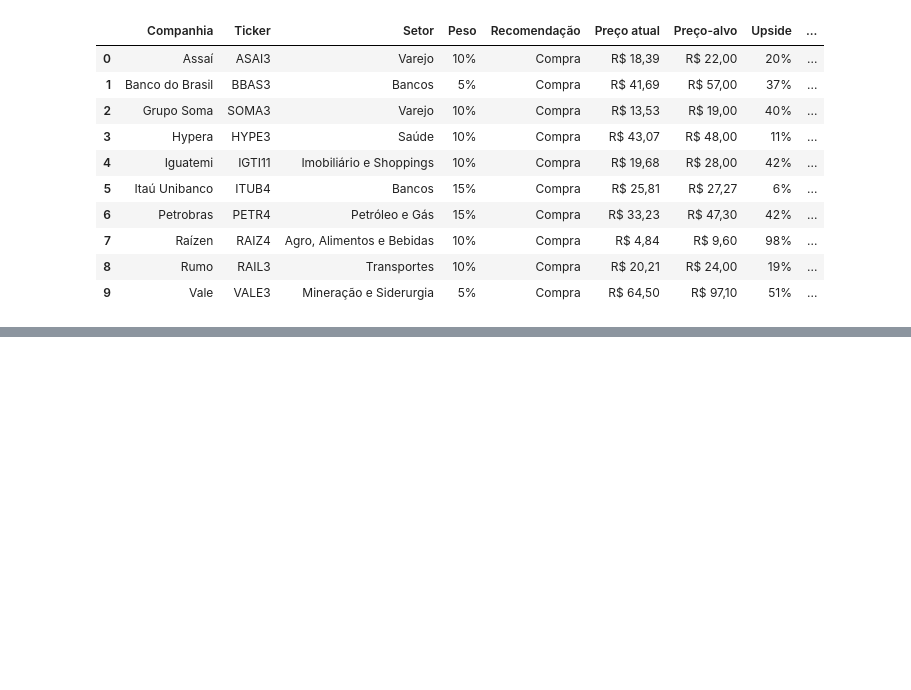
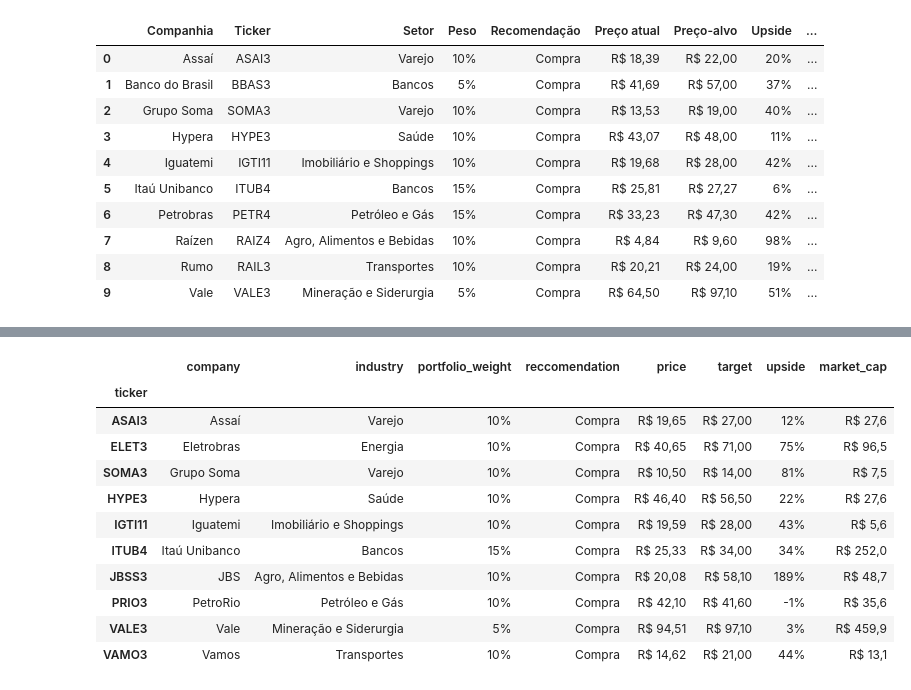
Before and after one commit to gabrielonishi/portifolio-balancing, a Jupyter notebook: notebooks/01-data-extraction.ipynb, the cells around one changed output, grey strips where cells are left out. Drawn from its saved outputs; the diff is of its cells as text; code cells hidden in the pictures; blank space fills up the shorter version.

Commit message:
feat(data-extraction): extracts missing data

```diff
--- a/notebooks/01-data-extraction.ipynb
+++ b/notebooks/01-data-extraction.ipynb
@@ -188,3 +188,34 @@ data['2022-09']
 | RAIZ4 | Raízen | Agro, Alimentos e Bebidas | 10% | Compra | R$ 4,84 | R$ 9,60 | 98% | R$ 51,9 |
 | RAIL3 | Rumo | Transportes | 10% | Compra | R$ 20,21 | R$ 24,00 | 19% | R$ 38,6 |
 | VALE3 | Vale | Mineração e Siderurgia | 5% | Compra | R$ 64,50 | R$ 97,10 | 51% | R$ 302,6 |
+# %%
+filepath = RAW_DATA_DIR / '2023-02.pdf'
+table_areas = ['20,205,780,40']
+tables = camelot.read_pdf(str(filepath), flavor='stream', edge_tol=500, table_areas = table_areas)
+table = tables[0]
+accuracy = table.parsing_report['accuracy']
+if accuracy < 100:
+    print(f"Accuracy of table extraction of {filepath.stem} is {accuracy}%")
+
+df = table.df
+df = df.iloc[-10:]
+df.reset_index(drop=True, inplace=True)
+
+columns = ['company', 'ticker', 'industry', 'portfolio_weight', 'reccomendation', 'price', 'target', 'upside', 'market_cap']
+
+df.columns = columns
+df.set_index('ticker', inplace=True)
+display(df)
+# %% [output]
+|  | company | industry | portfolio_weight | reccomendation | price | target | upside | market_cap |
+| ticker |  |  |  |  |  |  |  |  |
+| ASAI3 | Assaí | Varejo | 10% | Compra | R$ 19,65 | R$ 27,00 | 12% | R$ 27,6 |
+| ELET3 | Eletrobras | Energia | 10% | Compra | R$ 40,65 | R$ 71,00 | 75% | R$ 96,5 |
+| SOMA3 | Grupo Soma | Varejo | 10% | Compra | R$ 10,50 | R$ 14,00 | 81% | R$ 7,5 |
+| HYPE3 | Hypera | Saúde | 10% | Compra | R$ 46,40 | R$ 56,50 | 22% | R$ 27,6 |
+| IGTI11 | Iguatemi | Imobiliário e Shoppings | 10% | Compra | R$ 19,59 | R$ 28,00 | 43% | R$ 5,6 |
+| ITUB4 | Itaú Unibanco | Bancos | 15% | Compra | R$ 25,33 | R$ 34,00 | 34% | R$ 252,0 |
+| JBSS3 | JBS | Agro, Alimentos e Bebidas | 10% | Compra | R$ 20,08 | R$ 58,10 | 189% | R$ 48,7 |
+| PRIO3 | PetroRio | Petróleo e Gás | 10% | Compra | R$ 42,10 | R$ 41,60 | -1% | R$ 35,6 |
+| VALE3 | Vale | Mineração e Siderurgia | 5% | Compra | R$ 94,51 | R$ 97,10 | 3% | R$ 459,9 |
+| VAMO3 | Vamos | Transportes | 10% | Compra | R$ 14,62 | R$ 21,00 | 44% | R$ 13,1 |
```
Also changed, not shown: parts of 3 cells of this notebook.
